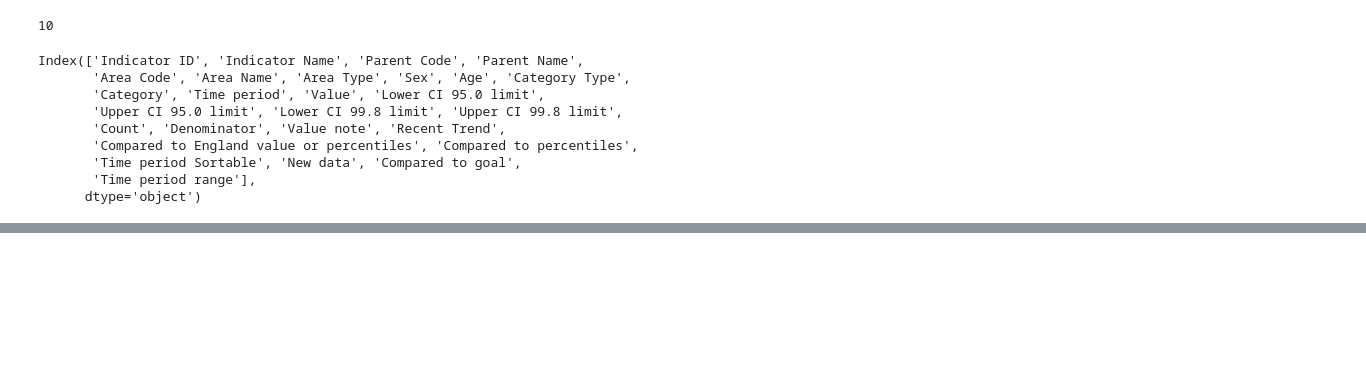
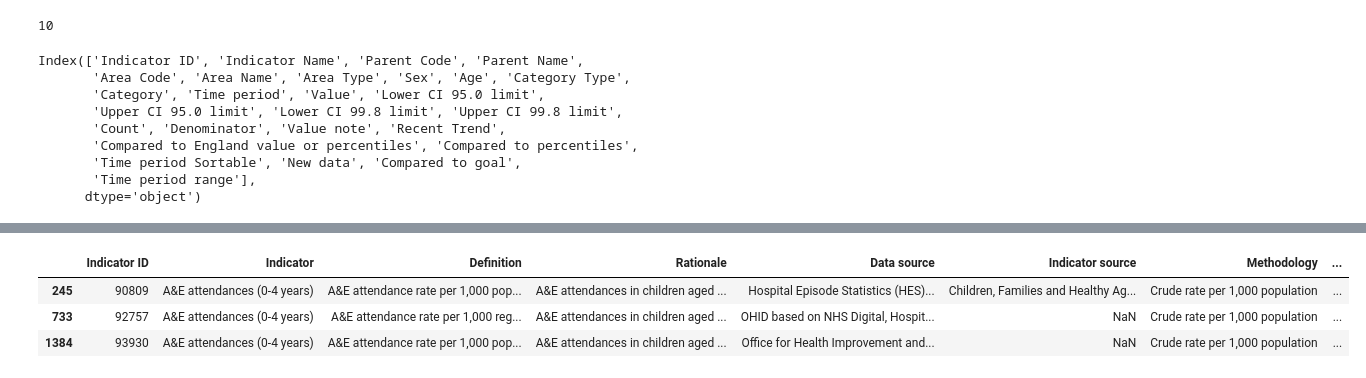
Before and after one commit to NIHR-BI/Health_Indicators, a Jupyter notebook: phe_fingertips.ipynb, the cells around one changed output, grey strips where cells are left out. Cells and saved outputs as stored; diff of their text form; code cells hidden in the pictures; blank space fills up the shorter version.

```diff
--- a/phe_fingertips.ipynb
+++ b/phe_fingertips.ipynb
@@ -335,0 +332,4 @@ Name: Area Code, dtype: int64
+# %%
+indicator_ids_per_name = pd.DataFrame(indicator_metadata.groupby('Indicator')['Indicator ID'].nunique()).reset_index()
+# %%
+indicators_with_same_name = indicator_ids_per_name[indicator_ids_per_name['Indicator ID']>1]
@@ -335,0 +345,8 @@ Name: Area Code, dtype: int64
+# %%
+indicator_name = indicators_with_same_name['Indicator'].iloc[0]
+indicator_metadata[indicator_metadata['Indicator']==indicator_name]
+# %% [output]
+|  | Indicator ID | Indicator | Definition | Rationale | Data source | Indicator source | Methodology | ... |
+| 245 | 90809 | A&E attendances (0-4 years) | A&E attendance rate per 1,000 pop... | A&E attendances in children aged ... | Hospital Episode Statistics (HES)... | Children, Families and Healthy Ag... | Crude rate per 1,000 population | ... |
+| 733 | 92757 | A&E attendances (0-4 years) | A&E attendance rate per 1,000 reg... | A&E attendances in children aged ... | OHID based on NHS Digital, Hospit... | NaN | Crude rate per 1,000 population | ... |
+| 1384 | 93930 | A&E attendances (0-4 years) | A&E attendance rate per 1,000 pop... | A&E attendances in children aged ... | Office for Health Improvement and... | NaN | Crude rate per 1,000 population | ... |
```
Also changed, not shown: parts of 7 cells of this notebook.
